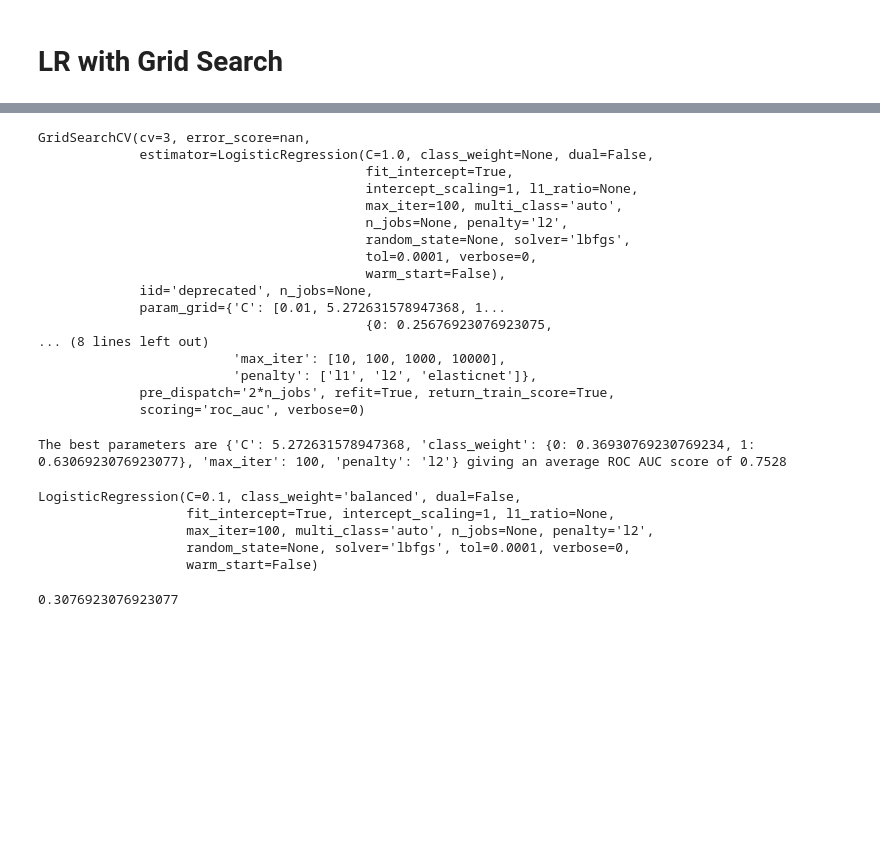
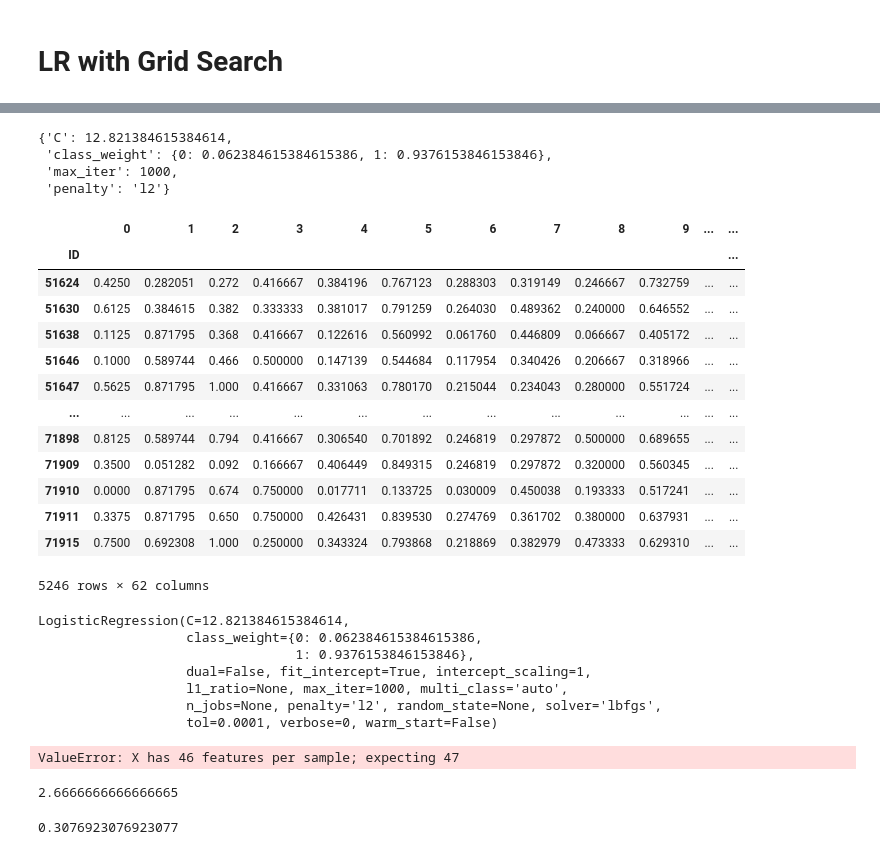
Before and after one commit to lucas-ubm/MaastrichtFlu, a Jupyter notebook: models.ipynb, the cells around one changed output, grey strips where cells are left out. Cells and saved outputs as stored; diff of their text form; code cells hidden in the pictures; blank space fills up the shorter version.

```diff
--- a/models.ipynb
+++ b/models.ipynb
@@ -961,0 +975,7 @@ lr_r = GridSearchCV(lr, param_grid, scoring='roc_auc', cv=3, return_train_score=
+# %%
+lr_r.best_params_
+# %% [output]
+{'C': 12.821384615384614,
+ 'class_weight': {0: 0.062384615384615386, 1: 0.9376153846153846},
+ 'max_iter': 1000,
+ 'penalty': 'l2'}
@@ -962,41 +986,40 @@ lr_r = GridSearchCV(lr, param_grid, scoring='roc_auc', cv=3, return_train_score=
+# %%
+ndata.drop('flu', axis=1)
+# %% [output]
+|  | 0 | 1 | 2 | 3 | 4 | 5 | 6 | 7 | 8 | 9 | ... | ... |
+| ID |  |  |  |  |  |  |  |  |  |  |  | ... |
+| 51624 | 0.4250 | 0.282051 | 0.272 | 0.416667 | 0.384196 | 0.767123 | 0.288303 | 0.319149 | 0.246667 | 0.732759 | ... | ... |
+| 51630 | 0.6125 | 0.384615 | 0.382 | 0.333333 | 0.381017 | 0.791259 | 0.264030 | 0.489362 | 0.240000 | 0.646552 | ... | ... |
+| 51638 | 0.1125 | 0.871795 | 0.368 | 0.416667 | 0.122616 | 0.560992 | 0.061760 | 0.446809 | 0.066667 | 0.405172 | ... | ... |
+| 51646 | 0.1000 | 0.589744 | 0.466 | 0.500000 | 0.147139 | 0.544684 | 0.117954 | 0.340426 | 0.206667 | 0.318966 | ... | ... |
+| 51647 | 0.5625 | 0.871795 | 1.000 | 0.416667 | 0.331063 | 0.780170 | 0.215044 | 0.234043 | 0.280000 | 0.551724 | ... | ... |
+| ... | ... | ... | ... | ... | ... | ... | ... | ... | ... | ... | ... | ... |
+| 71898 | 0.8125 | 0.589744 | 0.794 | 0.416667 | 0.306540 | 0.701892 | 0.246819 | 0.297872 | 0.500000 | 0.689655 | ... | ... |
+| 71909 | 0.3500 | 0.051282 | 0.092 | 0.166667 | 0.406449 | 0.849315 | 0.246819 | 0.297872 | 0.320000 | 0.560345 | ... | ... |
+| 71910 | 0.0000 | 0.871795 | 0.674 | 0.750000 | 0.017711 | 0.133725 | 0.030009 | 0.450038 | 0.193333 | 0.517241 | ... | ... |
+| 71911 | 0.3375 | 0.871795 | 0.650 | 0.750000 | 0.426431 | 0.839530 | 0.274769 | 0.361702 | 0.380000 | 0.637931 | ... | ... |
+| 71915 | 0.7500 | 0.692308 | 1.000 | 0.250000 | 0.343324 | 0.793868 | 0.218869 | 0.382979 | 0.473333 | 0.629310 | ... | ... |
+5246 rows × 62 columns
 # %%
-lr_r.fit(ndata.drop('flu', axis=1), ndata['flu'])
+lr_f = LogisticRegression(**lr_r.best_params_)
+lr_f.fit(ndata.drop('flu', axis=1), ndata['flu'])
 # %% [output]
-GridSearchCV(cv=3, error_score=nan,
-             estimator=LogisticRegression(C=1.0, class_weight=None, dual=False,
-                                          fit_intercept=True,
-                                          intercept_scaling=1, l1_ratio=None,
-                                          max_iter=100, multi_class='auto',
-                                          n_jobs=None, penalty='l2',
-                                          random_state=None, solver='lbfgs',
-                                          tol=0.0001, verbose=0,
-                                          warm_start=False),
-             iid='deprecated', n_jobs=None,
-             param_grid={'C': [0.01, 5.272631578947368, 1...
-                                          {0: 0.25676923076923075,
-... (8 lines left out)
-                         'max_iter': [10, 100, 1000, 10000],
-                         'penalty': ['l1', 'l2', 'elasticnet']},
-             pre_dispatch='2*n_jobs', refit=True, return_train_score=True,
-             scoring='roc_auc', verbose=0)
+LogisticRegression(C=12.821384615384614,
+                   class_weight={0: 0.062384615384615386,
+                                 1: 0.9376153846153846},
+                   dual=False, fit_intercept=True, intercept_scaling=1,
+                   l1_ratio=None, max_iter=1000, multi_class='auto',
+                   n_jobs=None, penalty='l2', random_state=None, solver='lbfgs',
+                   tol=0.0001, verbose=0, warm_start=False)
-# %%
-params = lr_r.best_params_
-
-print('The best parameters are {} giving an average ROC AUC score of {:.4f}'.format(params, lr_r.best_score_))
-# %% [output]
-The best parameters are {'C': 5.272631578947368, 'class_weight': {0: 0.36930769230769234, 1: 0.6306923076923077}, 'max_iter': 100, 'penalty': 'l2'} giving an average ROC AUC score of 0.7528
-# %%
-lr_f = LogisticRegression(C = 0.1, class_weight='balanced', max_iter=100, penalty='l2')
-lr_f.fit(ndata.drop('flu', axis=1), ndata['flu'])
-# %% [output]
-LogisticRegression(C=0.1, class_weight='balanced', dual=False,
-                   fit_intercept=True, intercept_scaling=1, l1_ratio=None,
-                   max_iter=100, multi_class='auto', n_jobs=None, penalty='l2',
-                   random_state=None, solver='lbfgs', tol=0.0001, verbose=0,
-                   warm_start=False)
 # %%
-a = np.array(lr_r.best_estimator_.predict(ntest))
+a = np.array(lr_r.best_estimator_.predict(num_test))
 result = pd.DataFrame(np.array([num_test.index, a], dtype=np.int32).T, columns=['ID', 'Prediction'])
-result.to_csv('result_lr_gs_n_ba_7.csv', index=False)
+result.to_csv('result_lr_gs_n_ba_9.csv', index=False)
+# %% [output]
+ValueError: X has 46 features per sample; expecting 47
+# %%
+np.mean([1,3,4])
+# %% [output]
+2.6666666666666665
 # %%
 def scorel(model, X_test, y_test):
```
Also changed, not shown: parts of 41 cells of this notebook, 56 other files.
